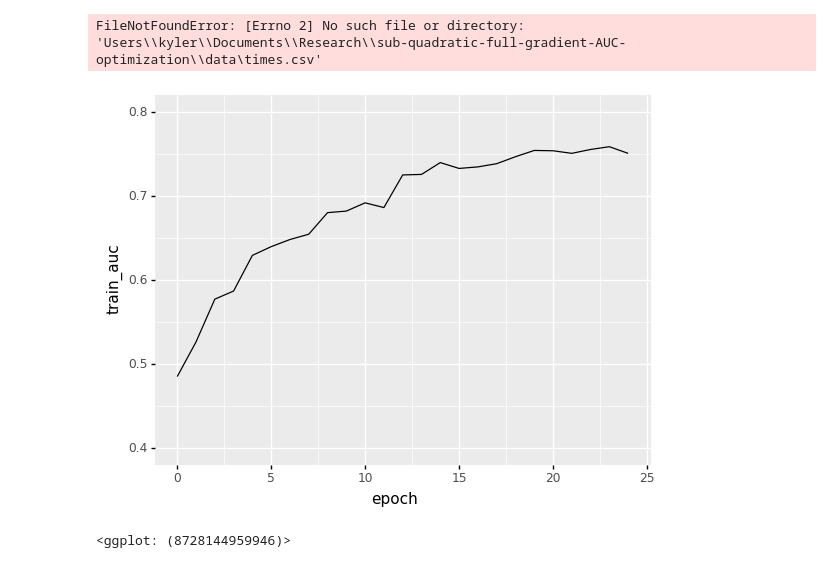
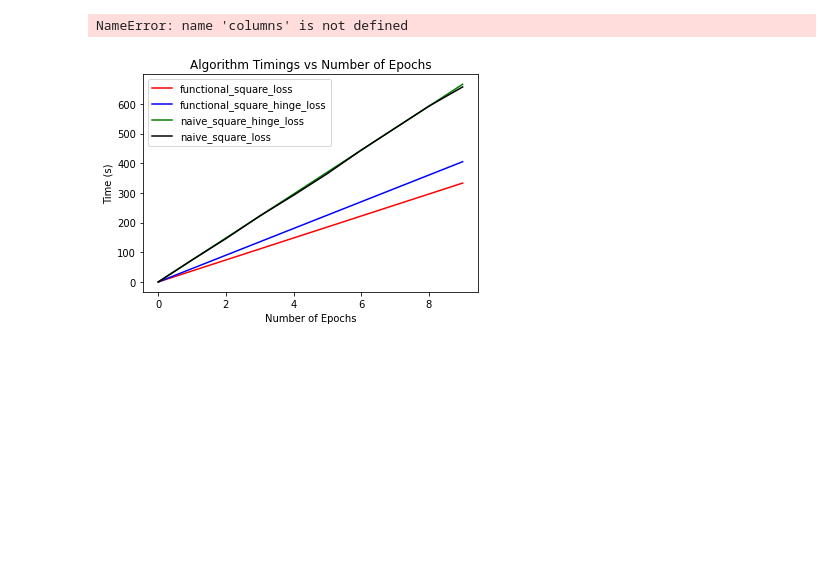
Before and after one commit to rustky/sub-quadratic-full-gradient-AUC-optimization, a Jupyter notebook: app/driver.ipynb, the cells around one changed output. Drawn from its saved outputs; the diff is of its cells as text; code cells hidden in the pictures; blank space fills up the shorter version.

Commit message:
create timing figures

```diff
--- a/app/driver.ipynb
+++ b/app/driver.ipynb
@@ -59,16 +39,24 @@ NameError: name 'train_results' is not defined
 # %%
-times.to_csv('Users\kyler\Documents\Research\sub-quadratic-full-gradient-AUC-optimization\data\times.csv',index=False)
+import pandas as pd
+times = pd.read_csv('/home/kyle/Documents/sub-quadratic-full-gradient-AUC-optimization/times.csv')
+times_augmented = np.array(times.index)
 # %% [output]
-FileNotFoundError: [Errno 2] No such file or directory: 'Users\\kyler\\Documents\\Research\\sub-quadratic-full-gradient-AUC-optimization\\data\times.csv'
+NameError: name 'columns' is not defined
-# %%
-from plotnine import ylim
-(ggplot(data=train_results_df)
-    + aes(x='epoch',y='train_auc')
-    + geom_line()
-    + ylim(0.4,0.8))
-# %% [output]
-[figure, removed]
-<ggplot: (8728144959946)>
+# %%
+import matplotlib.pyplot as plt
+idx = np.array(times.index)
+plt.plot(idx,times['functional_square_loss']*idx,'r',
+         idx,times['functional_square_hinge_loss']*idx,'b',
+         idx,times['naive_square_hinge_loss']*idx,'g',
+         idx,times['naive_square_loss']*idx,'k')
+plt.legend(times.columns)
+plt.ylabel('Time (s)')
+plt.xlabel("Number of Epochs")
+plt.title("Algorithm Timings vs Number of Epochs")
+# plt.show()
+plt.savefig('../figures/TimeVsEpochs.png',transparent=False)
+# %% [output]
+[figure, added]
 # %%
 df = pd.DataFrame(columns=['functional_square_loss', 'functional_square_hinge_loss', 'naive_square_hinge_loss', 'naive_square_loss'])
 df.append({'functional_square_loss': 10}, ignore_index=True)
```
Also changed, not shown: parts of 6 cells of this notebook, 5 other files.
